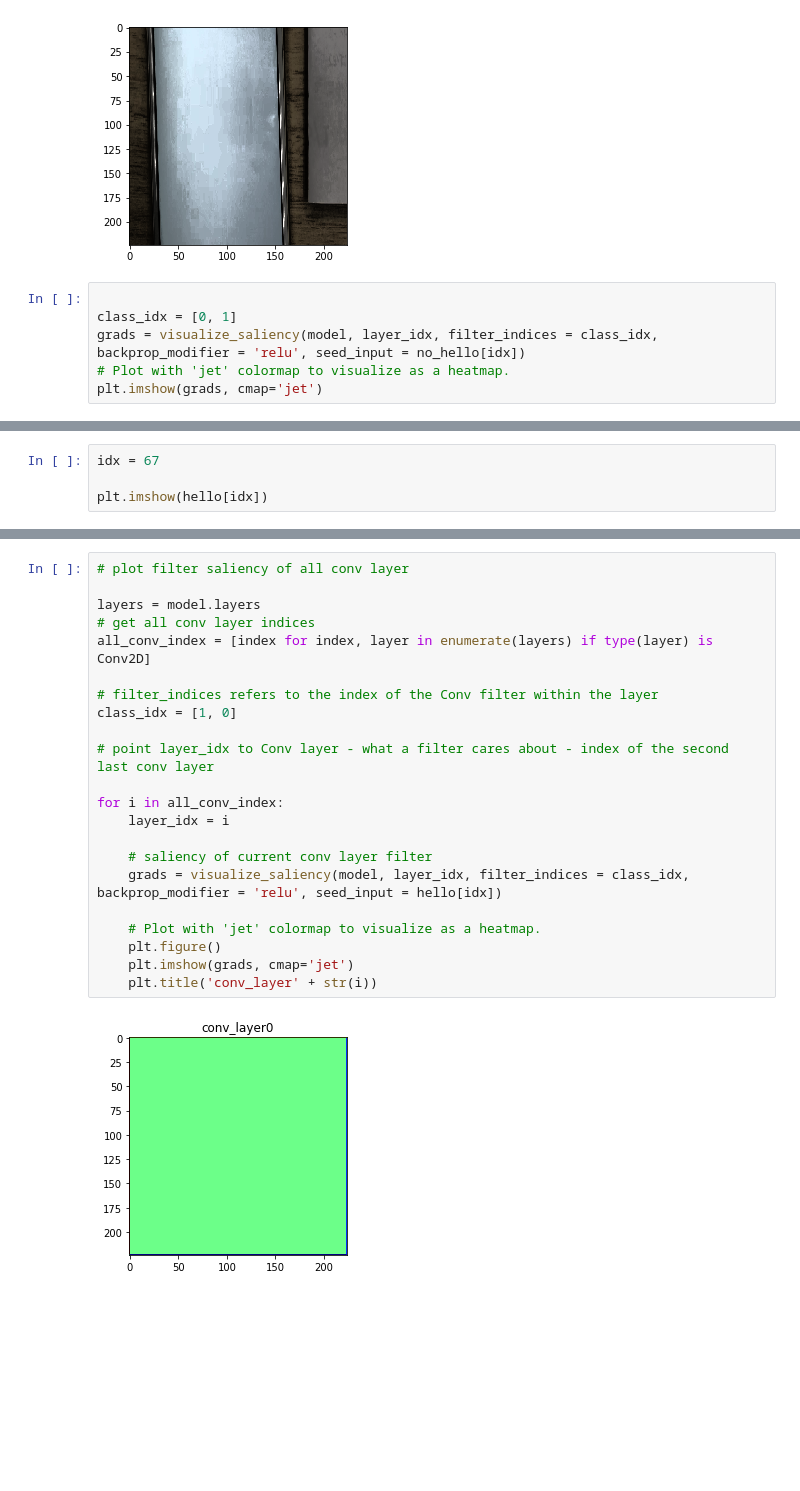
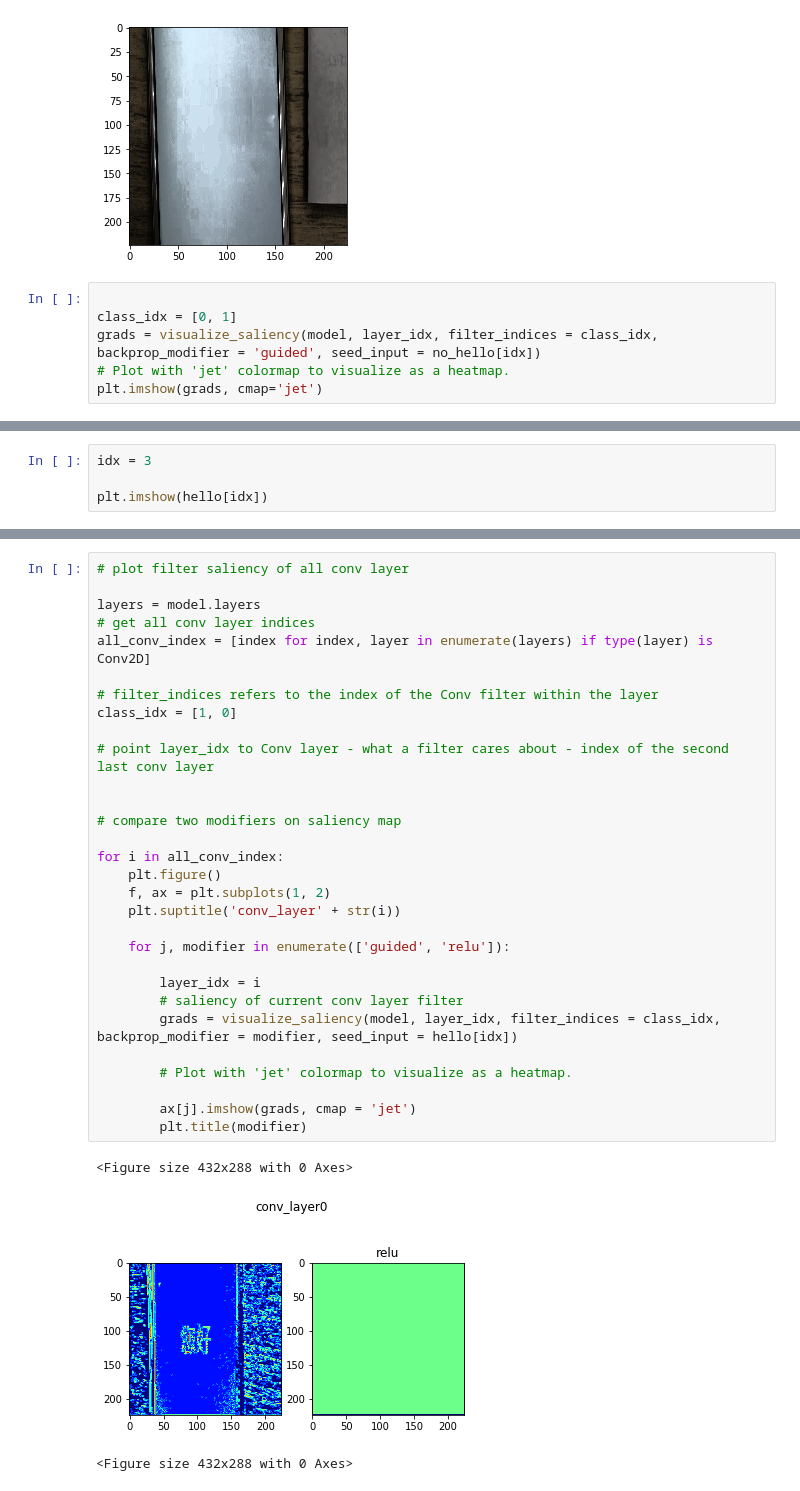
Before and after one commit to yueying-teng/Hello_IMG_classification, a Jupyter notebook: saliency_map.ipynb, the cells around one changed output, grey strips where cells are left out. Saved outputs shown, nothing was run; the diff lists cells and outputs as text; blank space fills up the shorter version.

```diff
--- a/saliency_map.ipynb
+++ b/saliency_map.ipynb
@@ -122,7 +136,7 @@ plt.imshow(no_hello[idx])
 # %%
 
 class_idx = [0, 1]
-grads = visualize_saliency(model, layer_idx, filter_indices = class_idx, backprop_modifier = 'relu', seed_input = no_hello[idx])
+grads = visualize_saliency(model, layer_idx, filter_indices = class_idx, backprop_modifier = 'guided', seed_input = no_hello[idx])
 # Plot with 'jet' colormap to visualize as a heatmap.
 plt.imshow(grads, cmap='jet')
 # %% [output]
@@ -133,5 +149,5 @@ plt.imshow(grads, cmap='jet')
 # %%
-idx = 67
+idx = 3
 
 plt.imshow(hello[idx])
 # %% [output]
@@ -140,24 +156,34 @@ plt.imshow(hello[idx])
 # %%
 # plot filter saliency of all conv layer
 
 layers = model.layers
 # get all conv layer indices
 all_conv_index = [index for index, layer in enumerate(layers) if type(layer) is Conv2D]
 
 # filter_indices refers to the index of the Conv filter within the layer
 class_idx = [1, 0]
 
 # point layer_idx to Conv layer - what a filter cares about - index of the second last conv layer
 
+
+# compare two modifiers on saliency map
+
 for i in all_conv_index:
-    layer_idx = i
+    plt.figure()
+    f, ax = plt.subplots(1, 2)
+    plt.suptitle('conv_layer' + str(i))
 
-    # saliency of current conv layer filter
-    grads = visualize_saliency(model, layer_idx, filter_indices = class_idx, backprop_modifier = 'relu', seed_input = hello[idx])
+    for j, modifier in enumerate(['guided', 'relu']):
 
-    # Plot with 'jet' colormap to visualize as a heatmap.
-    plt.figure()
-    plt.imshow(grads, cmap='jet')
-    plt.title('conv_layer' + str(i))
+        layer_idx = i
+        # saliency of current conv layer filter
+        grads = visualize_saliency(model, layer_idx, filter_indices = class_idx, backprop_modifier = modifier, seed_input = hello[idx])
+
+        # Plot with 'jet' colormap to visualize as a heatmap.
+
+        ax[j].imshow(grads, cmap = 'jet')
+        plt.title(modifier)
 # %% [output]
+<Figure size 432x288 with 0 Axes>
-[figure, old version]
+[figure, new version]
+<Figure size 432x288 with 0 Axes>
```
Also changed, not shown: parts of 17 cells of this notebook.
